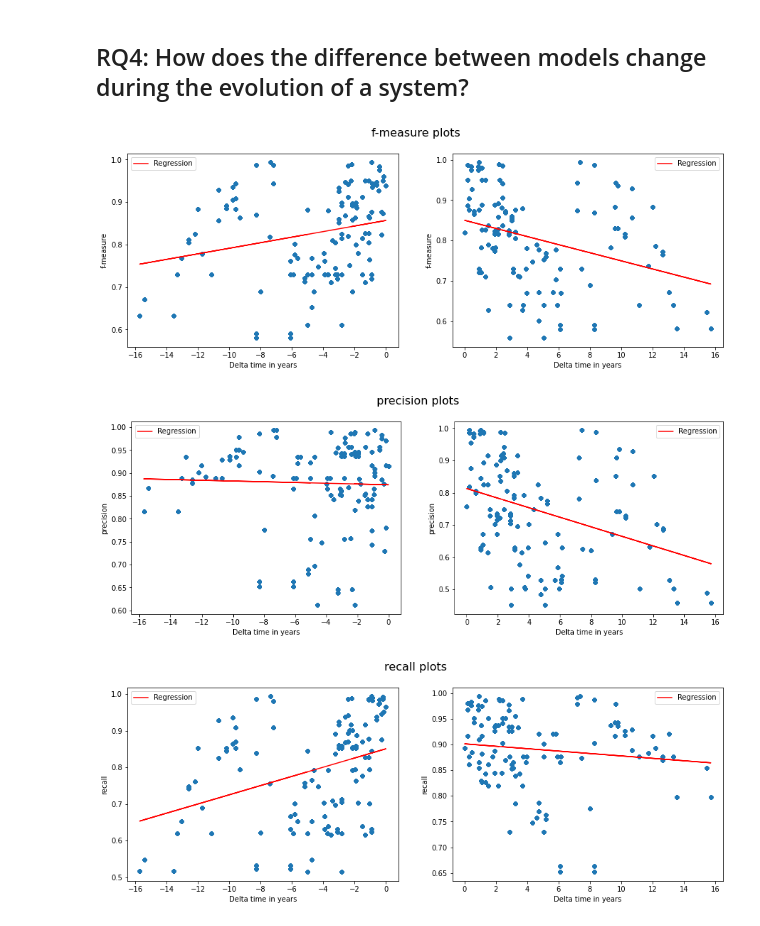
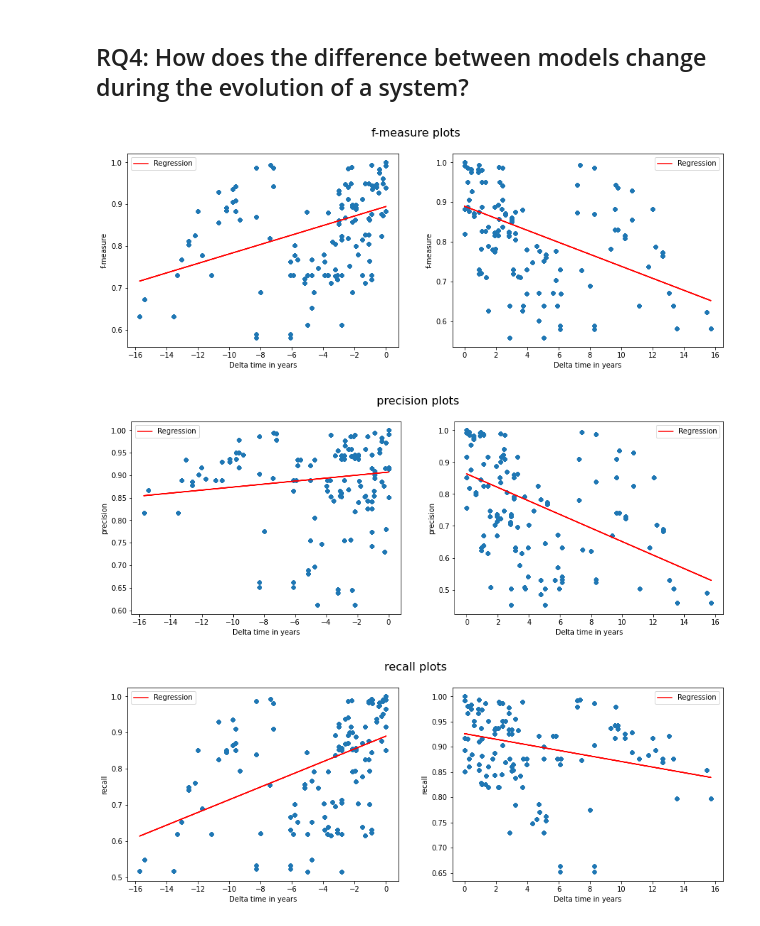
Before and after one commit to GianniM123/ResearchInternship, a Jupyter notebook: statistics/statistics.ipynb, the cells around one changed output. Drawn from its saved outputs; the diff is of its cells as text; code cells hidden in the pictures.

```diff
--- a/statistics/statistics.ipynb
+++ b/statistics/statistics.ipynb
@@ -88,40 +146,40 @@ None
 # %% [markdown]
 ## RQ4: How does the difference between models change during the evolution of a system?
 # %%
-openssl_evolution = openssl_dataframe.copy()
-openssl_evolution.update(pandas.DataFrame({'delta date (days)' : [ i/365 for i in openssl_evolution['delta date (days)']]}))
-openssl_evolution = openssl_evolution[['delta date (days)', 'f-measure', 'precision', 'recall']]
+openssl_evolution = openssl_dataframe[openssl_dataframe['SMT solver'] == 'yices']
+openssl_evolution.insert(0,'years', [ i/365 for i in openssl_evolution['delta date (days)']])
+openssl_evolution = openssl_evolution[['years', 'f-measure', 'precision', 'recall']]
 
 
 def plot_regression(y_value):
 
-    negative = openssl_evolution[openssl_evolution['delta date (days)'] < 0]
-    positive = openssl_evolution[openssl_evolution['delta date (days)'] > 0]
+    negative = openssl_evolution[openssl_evolution['years'] <= 0]
+    positive = openssl_evolution[openssl_evolution['years'] >= 0]
 
-    d = np.polyfit(negative['delta date (days)'],negative[y_value],1)
+    d = np.polyfit(negative['years'],negative[y_value],1)
     f = np.poly1d(d)
-    negative.insert(0,'Regression',f(negative['delta date (days)']))
+    negative.insert(0,'Regression',f(negative['years']))
 
-    d = np.polyfit(positive['delta date (days)'],positive[y_value],1)
+    d = np.polyfit(positive['years'],positive[y_value],1)
     f = np.poly1d(d)
-    positive.insert(0,'Regression',f(positive['delta date (days)']))
+    positive.insert(0,'Regression',f(positive['years']))
 
     fig, axes = plt.subplots(nrows=1,ncols=2)
     fig.set_size_inches(15, 5)
     fig.suptitle(y_value + " plots", fontsize=16)
 
-    negative.plot.scatter('delta date (days)', y_value, ax=axes[0], subplots=True)
-    negative.plot(x='delta date (days)', y='Regression',color='Red',ax=axes[0])
+    negative.plot.scatter('years', y_value, ax=axes[0], subplots=True)
+    negative.plot(x='years', y='Regression',color='Red',ax=axes[0])
     axes[0].set_xlabel("Delta time in years")
 
-    axs = positive.plot.scatter('delta date (days)', y_value, ax=axes[1], subplots=True)
-    positive.plot(x='delta date (days)', y='Regression',color='Red',ax=axes[1])
+    axs = positive.plot.scatter('years', y_value, ax=axes[1], subplots=True)
+    positive.plot(x='years', y='Regression',color='Red',ax=axes[1])
     axes[1].set_xlabel("Delta time in years")
 
 plot_regression('f-measure')
 plot_regression('precision')
 plot_regression('recall')
 # %% [output]
-[figure, old version]
+[figure, new version]
-[figure, old version]
+[figure, new version]
-[figure, old version]
+[figure, new version]
```
Also changed, not shown: parts of 6 cells of this notebook.
